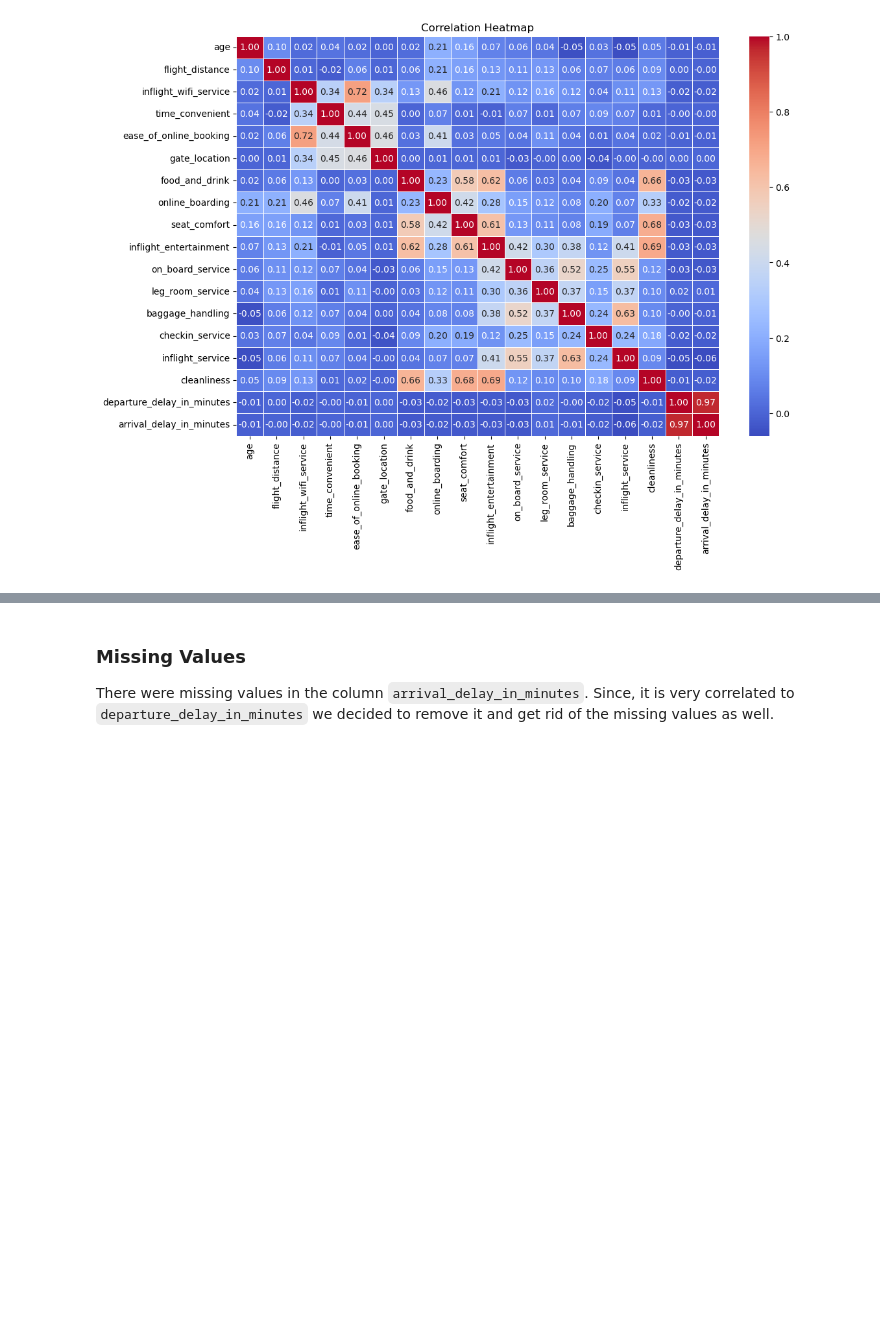
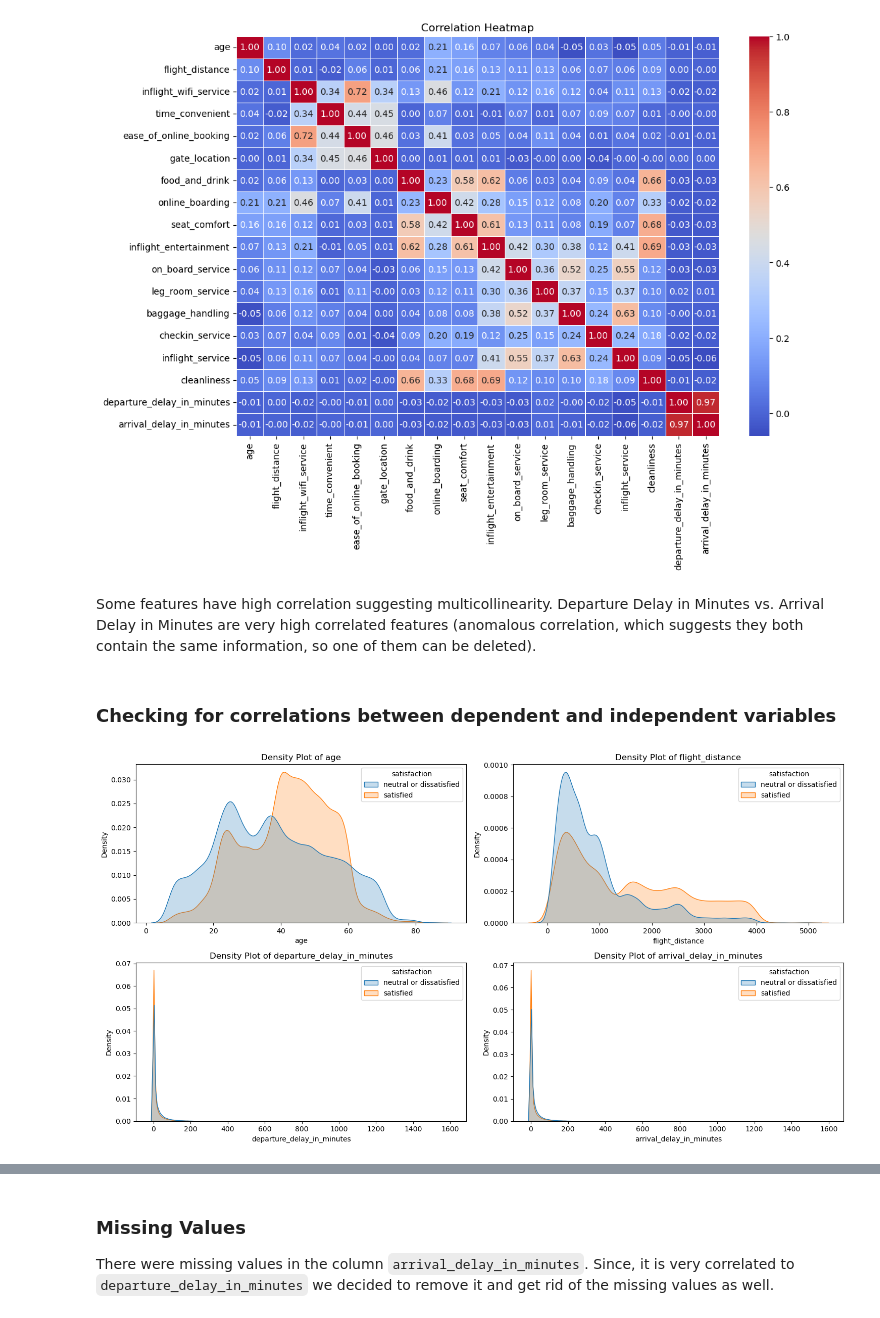
Before and after one commit to UBC-MDS/DSCI_522_group12, a Jupyter notebook: notebooks/airline_passenger_satisfaction_predictor.ipynb, the cells around one changed output, grey strips where cells are left out. Saved outputs shown, nothing was run; the diff lists cells and outputs as text; code cells hidden in the pictures; blank space fills up the shorter version.

Commit message:
Added target vs. features plot

```diff
--- a/notebooks/airline_passenger_satisfaction_predictor.ipynb
+++ b/notebooks/airline_passenger_satisfaction_predictor.ipynb
@@ -338,3 +338,30 @@ plt.title('Correlation Heatmap')
 plt.show()
 # %% [output]
 [figure]
+# %% [markdown]
+Some features have high correlation suggesting multicollinearity. Departure Delay in Minutes vs. Arrival Delay in Minutes are very high correlated features (anomalous correlation, which suggests they both contain the same information, so one of them can be deleted).
+# %% [markdown]
+### Checking for correlations between dependent and independent variables
+# %%
+# Get the numeric columns
+numeric_columns = ['age', 'flight_distance', 'departure_delay_in_minutes', 'arrival_delay_in_minutes']
+n_cols = 2
+n_rows = (len(numeric_columns) + n_cols - 1) // n_cols
+
+# Plot the density plot
+fig, axes = plt.subplots(n_rows, n_cols, figsize=(15, 4 * n_rows))
+axes = axes.flatten()
+
+for i, column in enumerate(numeric_columns):
+    sns.kdeplot(data=train_data, x=column, hue="satisfaction", fill=True, ax=axes[i], common_norm=False)
+    axes[i].set_title(f'Density Plot of {column}')
+    axes[i].set_xlabel(column)
+    axes[i].set_ylabel('Density')
+
+for j in range(i + 1, len(axes)):
+    axes[j].axis('off')
+
+plt.tight_layout()
+plt.show()
+# %% [output]
+[figure, added]
```
Also changed, not shown: parts of 2 cells of this notebook, 1 other file.
